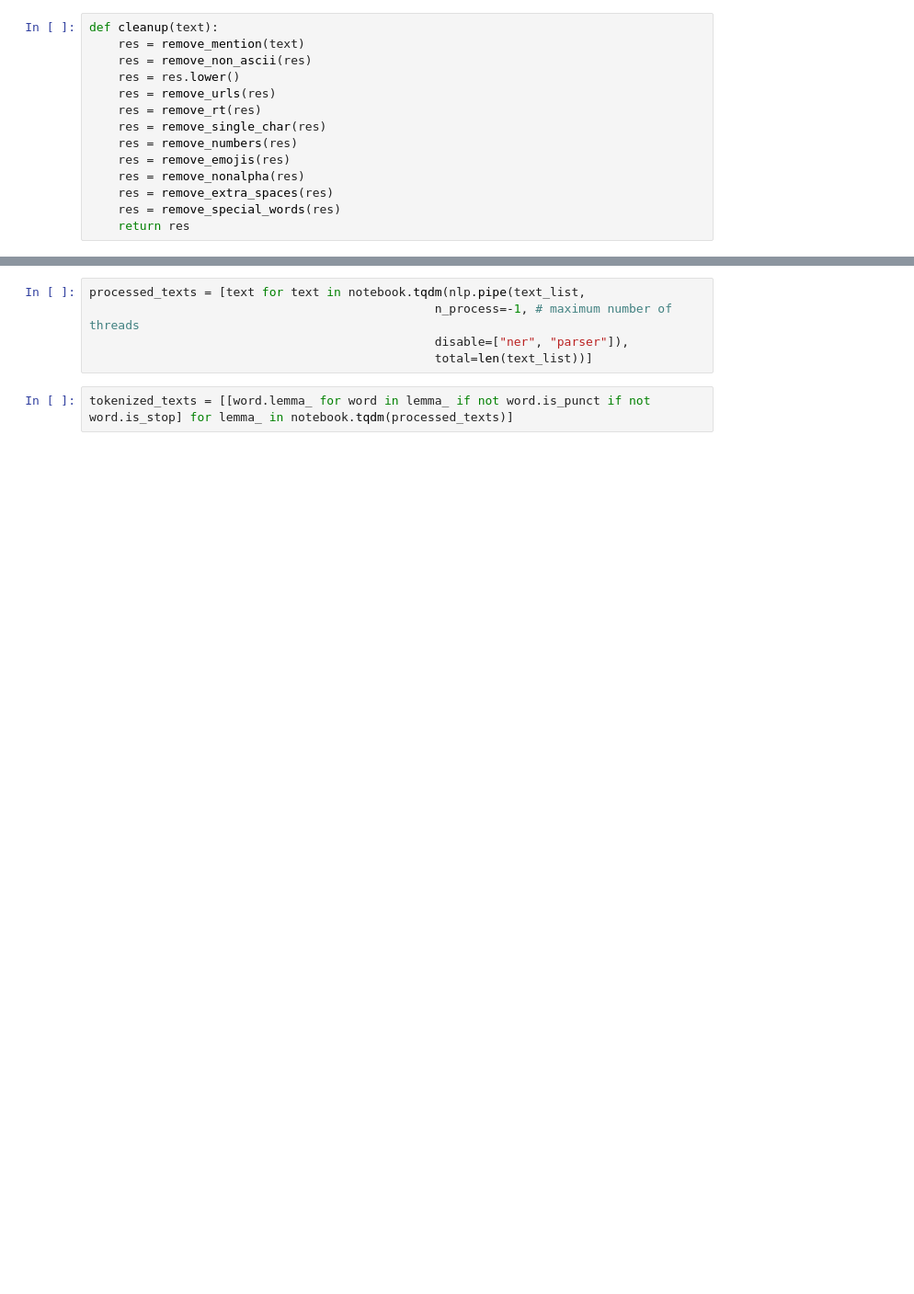
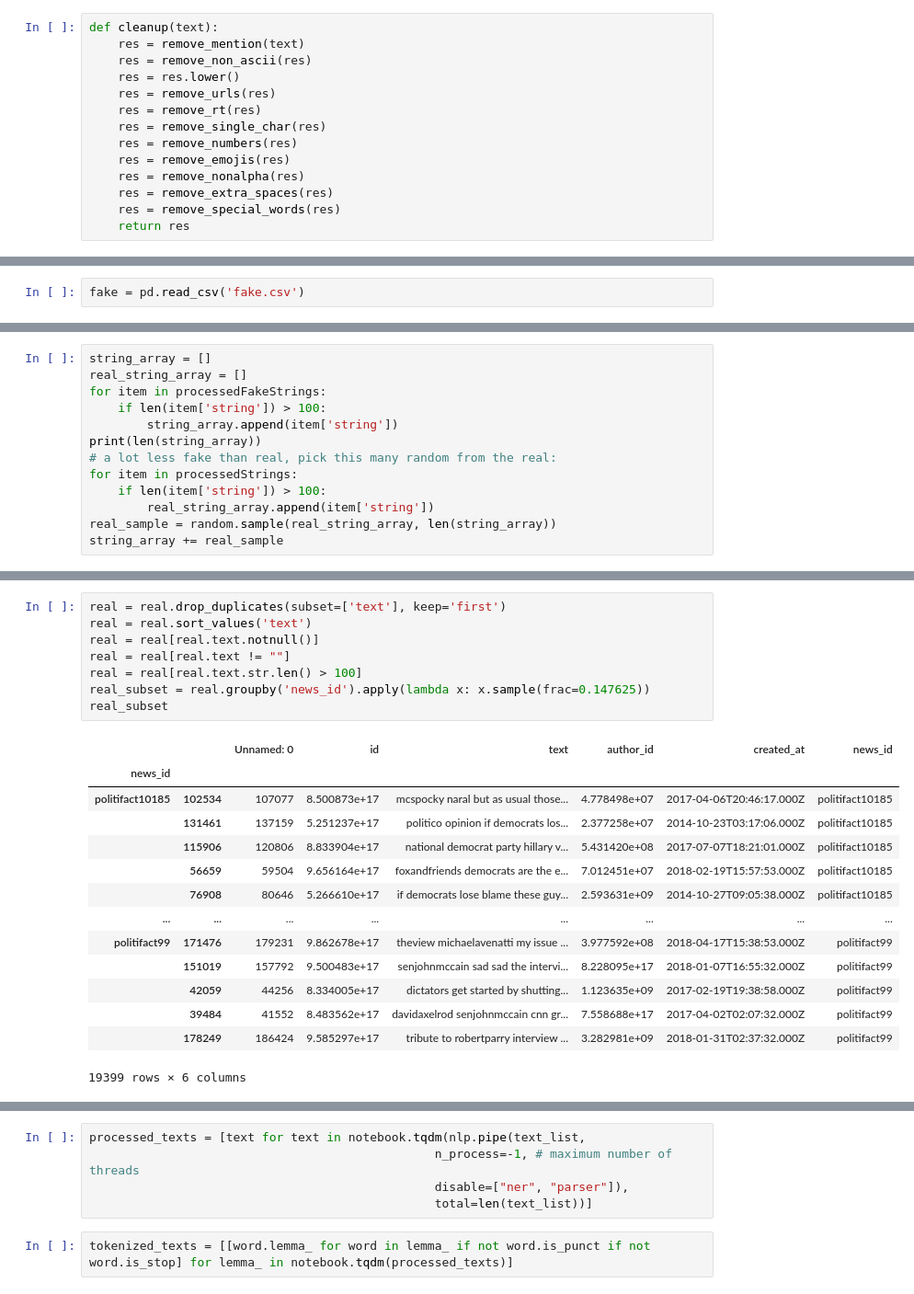
Before and after one commit to vtrikoupis/masters-thesis, a Jupyter notebook: preprocessing/politifact_combined_tweets.ipynb, the cells around one changed output, grey strips where cells are left out. Shown: that part at 92% size. Saved outputs shown, nothing was run; the diff lists cells and outputs as text; blank space fills up the shorter version.

```diff
--- a/preprocessing/politifact_combined_tweets.ipynb
+++ b/preprocessing/politifact_combined_tweets.ipynb
@@ -38,0 +51,2 @@ combined = pd.read_csv('fake.csv').append(pd.read_csv('real.csv'))
+# %%
+fake = pd.read_csv('fake.csv')
@@ -38,0 +114,13 @@ combined = pd.read_csv('fake.csv').append(pd.read_csv('real.csv'))
+# %%
+string_array = []
+real_string_array = []
+for item in processedFakeStrings:
+    if len(item['string']) > 100:
+        string_array.append(item['string'])
+print(len(string_array))
+# a lot less fake than real, pick this many random from the real:
+for item in processedStrings:
+    if len(item['string']) > 100:
+        real_string_array.append(item['string'])
+real_sample = random.sample(real_string_array, len(string_array))
+string_array += real_sample
@@ -38,0 +153,23 @@ combined = pd.read_csv('fake.csv').append(pd.read_csv('real.csv'))
+# %%
+real = real.drop_duplicates(subset=['text'], keep='first')
+real = real.sort_values('text')
+real = real[real.text.notnull()]
+real = real[real.text != ""]
+real = real[real.text.str.len() > 100]
+real_subset = real.groupby('news_id').apply(lambda x: x.sample(frac=0.147625))
+real_subset
+# %% [output]
+|  |  | Unnamed: 0 | id | text | author_id | created_at | news_id |
+| news_id |  |  |  |  |  |  |  |
+| politifact10185 | 102534 | 107077 | 8.500873e+17 | mcspocky naral but as usual those... | 4.778498e+07 | 2017-04-06T20:46:17.000Z | politifact10185 |
+|  | 131461 | 137159 | 5.251237e+17 | politico opinion if democrats los... | 2.377258e+07 | 2014-10-23T03:17:06.000Z | politifact10185 |
+|  | 115906 | 120806 | 8.833904e+17 | national democrat party hillary v... | 5.431420e+08 | 2017-07-07T18:21:01.000Z | politifact10185 |
+|  | 56659 | 59504 | 9.656164e+17 | foxandfriends democrats are the e... | 7.012451e+07 | 2018-02-19T15:57:53.000Z | politifact10185 |
+|  | 76908 | 80646 | 5.266610e+17 | if democrats lose blame these guy... | 2.593631e+09 | 2014-10-27T09:05:38.000Z | politifact10185 |
+| ... | ... | ... | ... | ... | ... | ... | ... |
+| politifact99 | 171476 | 179231 | 9.862678e+17 | theview michaelavenatti my issue ... | 3.977592e+08 | 2018-04-17T15:38:53.000Z | politifact99 |
+|  | 151019 | 157792 | 9.500483e+17 | senjohnmccain sad sad the intervi... | 8.228095e+17 | 2018-01-07T16:55:32.000Z | politifact99 |
+|  | 42059 | 44256 | 8.334005e+17 | dictators get started by shutting... | 1.123635e+09 | 2017-02-19T19:38:58.000Z | politifact99 |
+|  | 39484 | 41552 | 8.483562e+17 | davidaxelrod senjohnmccain cnn gr... | 7.558688e+17 | 2017-04-02T02:07:32.000Z | politifact99 |
+|  | 178249 | 186424 | 9.585297e+17 | tribute to robertparry interview ... | 3.282981e+09 | 2018-01-31T02:37:32.000Z | politifact99 |
+19399 rows × 6 columns
```
Also changed, not shown: parts of 36 cells of this notebook, 8 other files.
